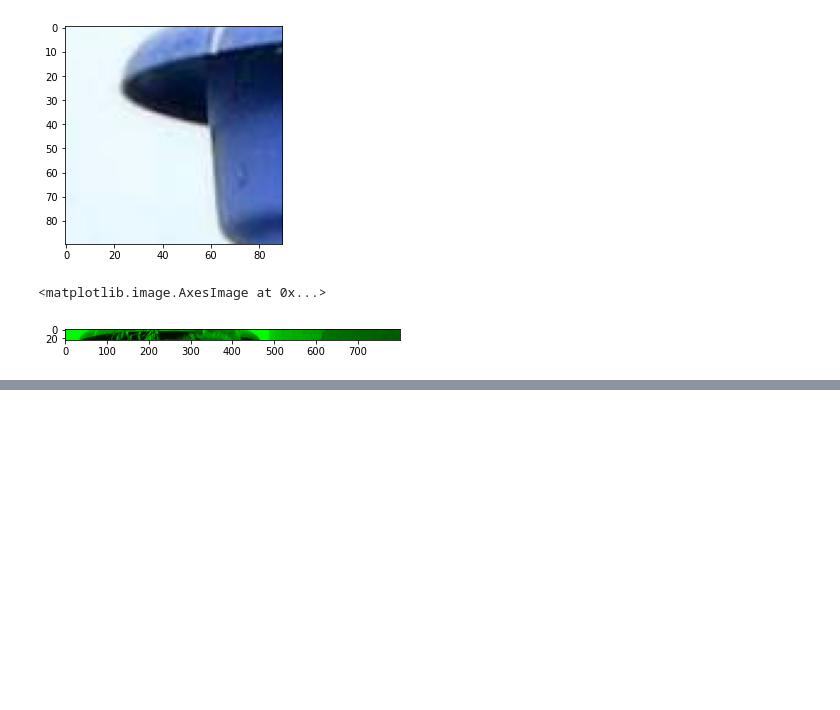
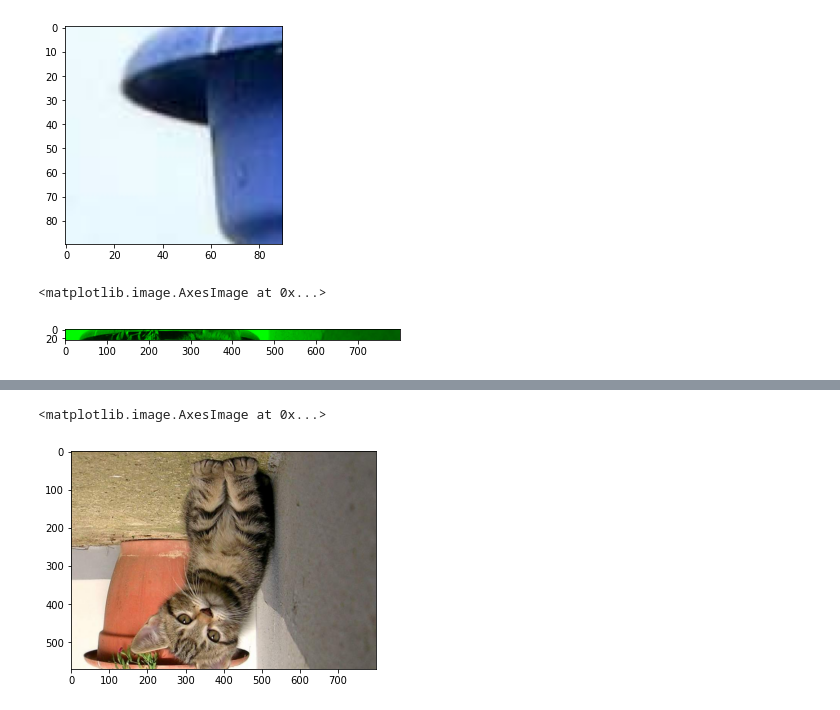
Before and after one commit to wahyupratama18/PCVK_Genap_2022, a Jupyter notebook: Week 2.ipynb, the cells around one changed output, grey strips where cells are left out. Saved outputs shown, nothing was run; the diff lists cells and outputs as text; code cells hidden in the pictures; blank space fills up the shorter version.

```diff
--- a/Week 2.ipynb
+++ b/Week 2.ipynb
@@ -209,0 +213,8 @@ plt.imshow(rectangle)
+# %%
+# 5 image flip
+flip = cv.flip(img2.copy(), 0)
+
+plt.imshow(flip)
+# %% [output]
+<matplotlib.image.AxesImage at 0x...>
+[figure, added]
```
Also changed, not shown: parts of 3 cells of this notebook.
